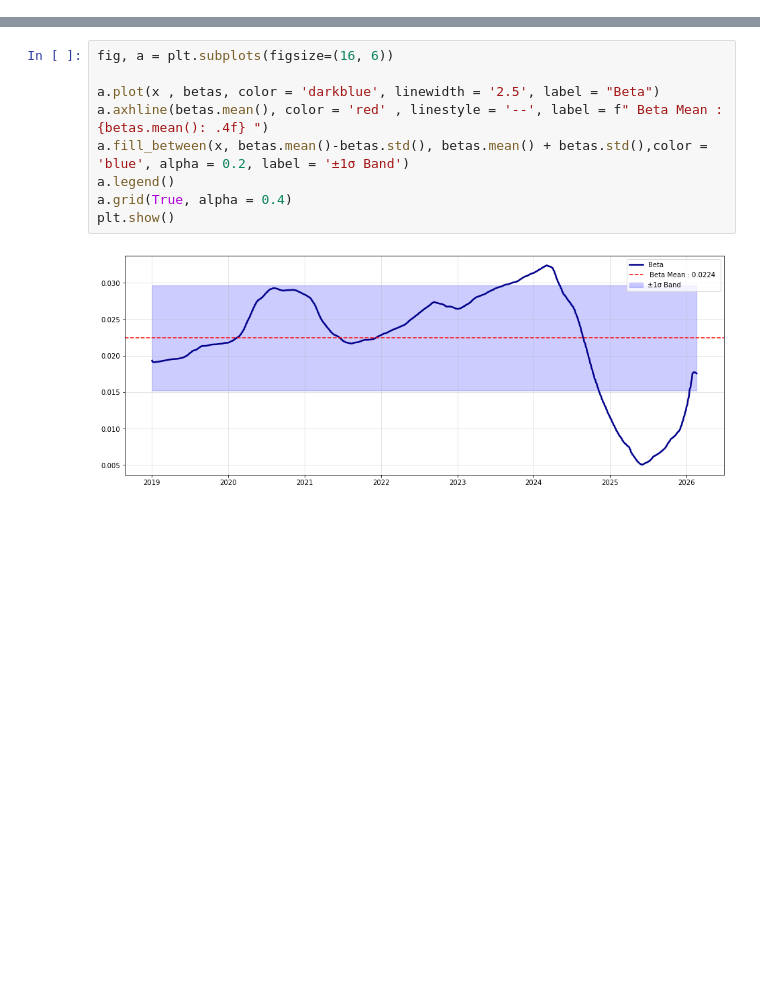
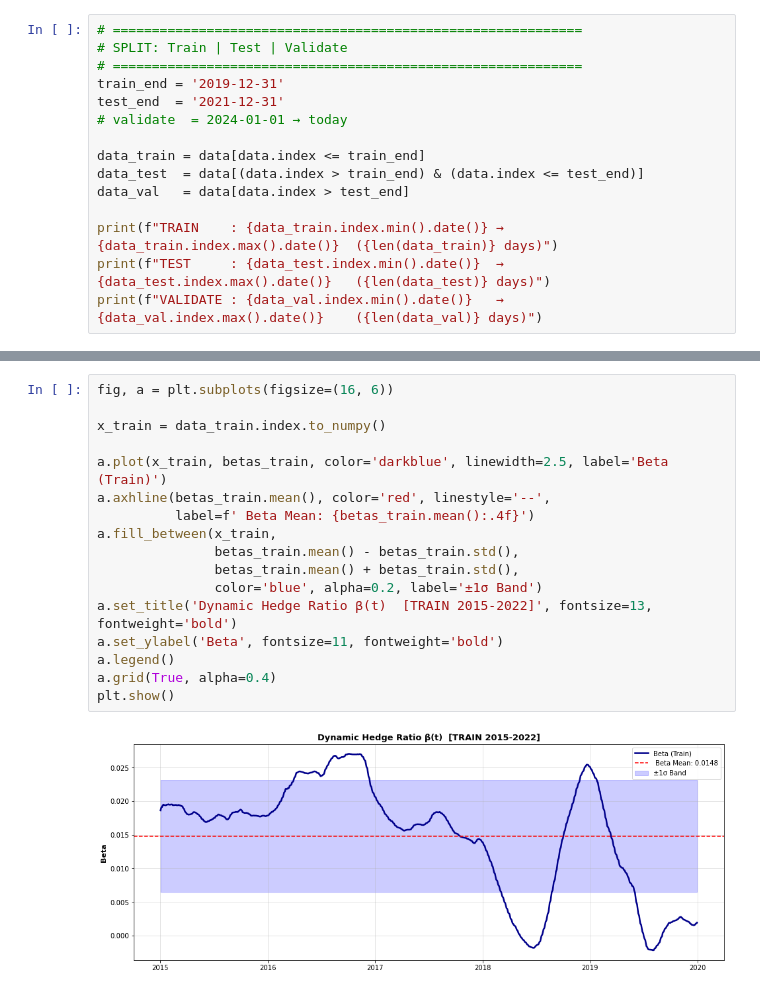
Before and after one commit to Prakhar3006/Gold-Silver-Mean-Reversion, a Jupyter notebook: Gold-Silver.ipynb, the cells around one changed output, grey strips where cells are left out. Cells and saved outputs as stored; diff of their text form; blank space fills up the shorter version.

```diff
--- a/Gold-Silver.ipynb
+++ b/Gold-Silver.ipynb
@@ -85,0 +83,15 @@ plt.show()
+# %%
+# ============================================================
+# SPLIT: Train | Test | Validate
+# ============================================================
+train_end = '2019-12-31'
+test_end  = '2021-12-31'
+# validate  = 2024-01-01 → today
+
+data_train = data[data.index <= train_end]
+data_test  = data[(data.index > train_end) & (data.index <= test_end)]
+data_val   = data[data.index > test_end]
+
+print(f"TRAIN    : {data_train.index.min().date()} → {data_train.index.max().date()}  ({len(data_train)} days)")
+print(f"TEST     : {data_test.index.min().date()}  → {data_test.index.max().date()}   ({len(data_test)} days)")
+print(f"VALIDATE : {data_val.index.min().date()}   → {data_val.index.max().date()}    ({len(data_val)} days)")
@@ -256,12 +279,20 @@ Dynamic Hedge Ratio β(t) Statistics:
 # %%
 fig, a = plt.subplots(figsize=(16, 6))
 
-a.plot(x , betas, color = 'darkblue', linewidth = '2.5', label = "Beta")
-a.axhline(betas.mean(), color = 'red' , linestyle = '--', label = f" Beta Mean :{betas.mean(): .4f} ")
-a.fill_between(x, betas.mean()-betas.std(), betas.mean() + betas.std(),color = 'blue', alpha = 0.2, label = '±1σ Band')
+x_train = data_train.index.to_numpy()
+
+a.plot(x_train, betas_train, color='darkblue', linewidth=2.5, label='Beta (Train)')
+a.axhline(betas_train.mean(), color='red', linestyle='--',
+          label=f' Beta Mean: {betas_train.mean():.4f}')
+a.fill_between(x_train,
+               betas_train.mean() - betas_train.std(),
+               betas_train.mean() + betas_train.std(),
+               color='blue', alpha=0.2, label='±1σ Band')
+a.set_title('Dynamic Hedge Ratio β(t)  [TRAIN 2015-2022]', fontsize=13, fontweight='bold')
+a.set_ylabel('Beta', fontsize=11, fontweight='bold')
 a.legend()
-a.grid(True, alpha = 0.4)
+a.grid(True, alpha=0.4)
 plt.show()
 # %% [output]
-[figure, old version]
+[figure, new version]
 # %%
```
Also changed, not shown: parts of 19 cells of this notebook.
